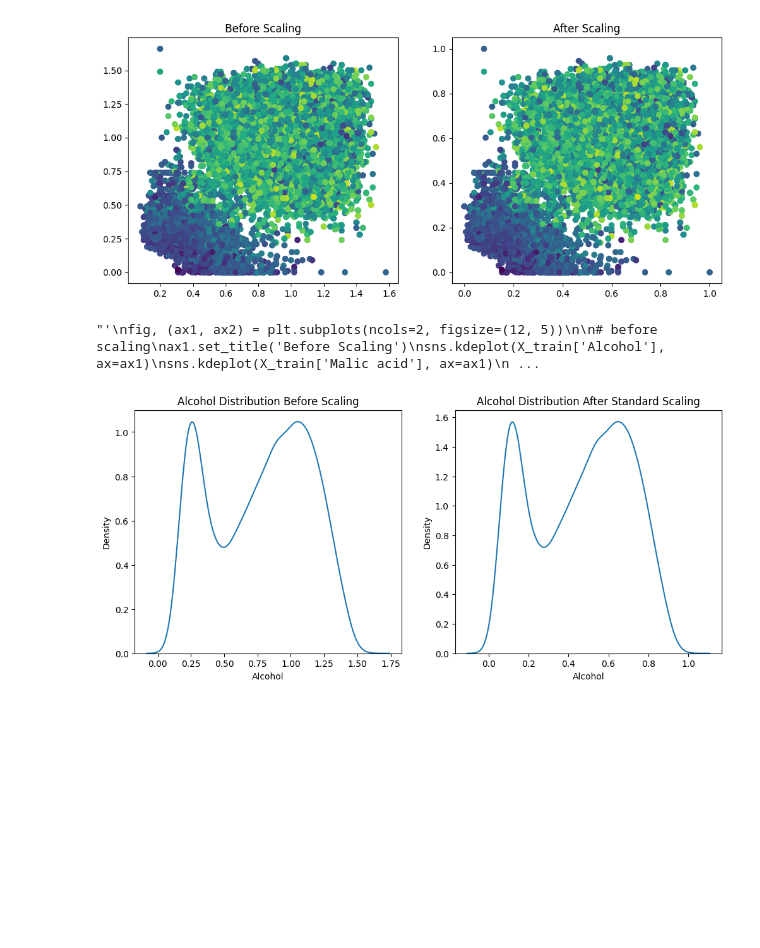
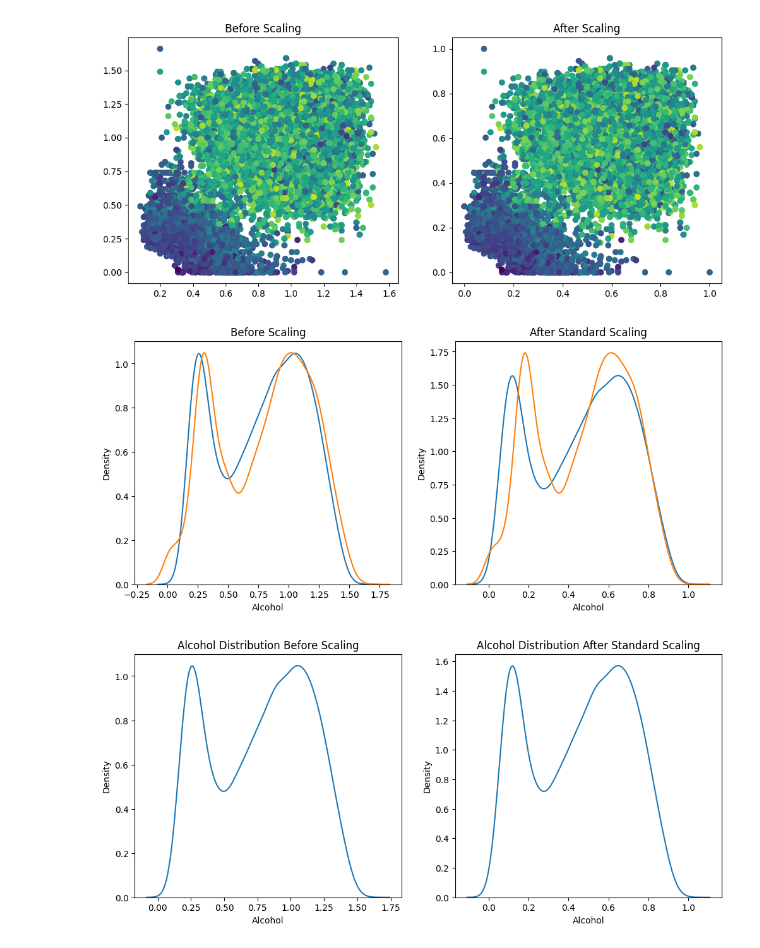
Before and after one commit to Sandip-Maity-2023/Logic-building-with-Python, a Jupyter notebook: Exploratory Data Analysis Lab/06Min_Max_scaling[1].ipynb, the cells around one changed output. Drawn from its saved outputs; the diff is of its cells as text; code cells hidden in the pictures; blank space fills up the shorter version.

```diff
--- a/Exploratory Data Analysis Lab/06Min_Max_scaling[1].ipynb
+++ b/Exploratory Data Analysis Lab/06Min_Max_scaling[1].ipynb
@@ -108,22 +109,21 @@ plt.show()
 # %% [output]
 [figure]
 # %%
-''''
+
 fig, (ax1, ax2) = plt.subplots(ncols=2, figsize=(12, 5))
 
 # before scaling
 ax1.set_title('Before Scaling')
-sns.kdeplot(X_train['Alcohol'], ax=ax1)
-sns.kdeplot(X_train['Malic acid'], ax=ax1)
+sb.kdeplot(X_train['Alcohol'], ax=ax1)
+sb.kdeplot(X_train['Malic acid'], ax=ax1)
 
 # after scaling
 ax2.set_title('After Standard Scaling')
-sns.kdeplot(X_train_scaled['Alcohol'], ax=ax2)
-sns.kdeplot(X_train_scaled['Malic acid'], ax=ax2)
+sb.kdeplot(X_train_scaled['Alcohol'], ax=ax2)
+sb.kdeplot(X_train_scaled['Malic acid'], ax=ax2)
 plt.show()
-'''
 # %% [output]
-"'\nfig, (ax1, ax2) = plt.subplots(ncols=2, figsize=(12, 5))\n\n# before scaling\nax1.set_title('Before Scaling')\nsns.kdeplot(X_train['Alcohol'], ax=ax1)\nsns.kdeplot(X_train['Malic acid'], ax=ax1)\n ...
+[figure, added]
 # %%
 fig, (ax1, ax2) = plt.subplots(ncols=2, figsize=(12, 5))
 
```
Also changed, not shown: parts of 4 cells of this notebook.
